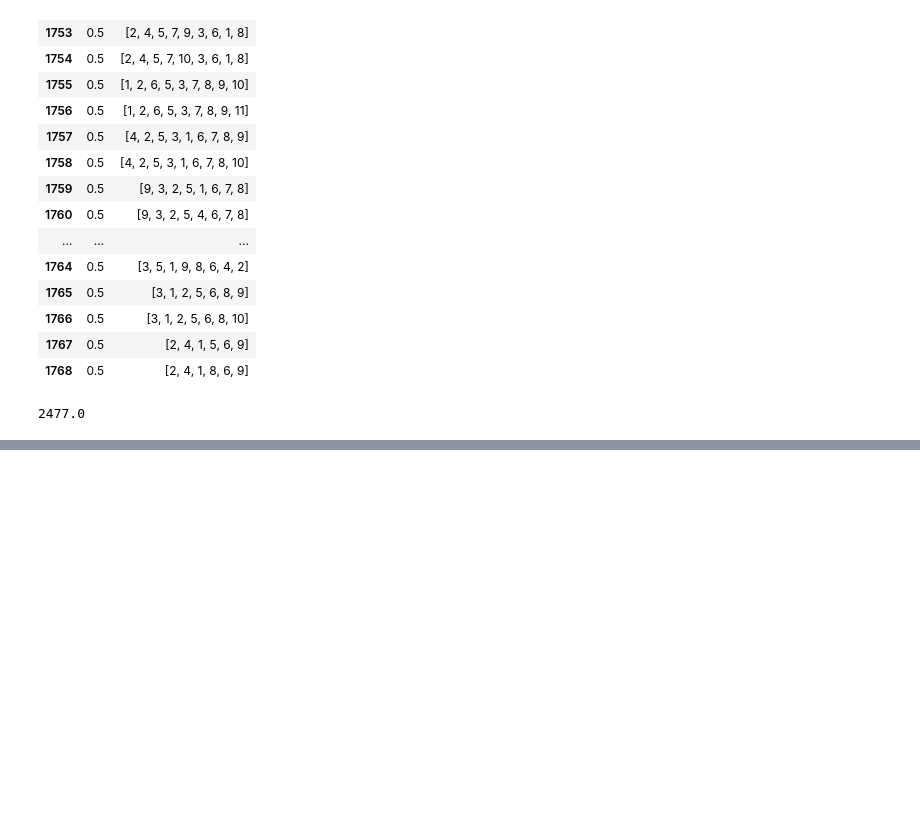
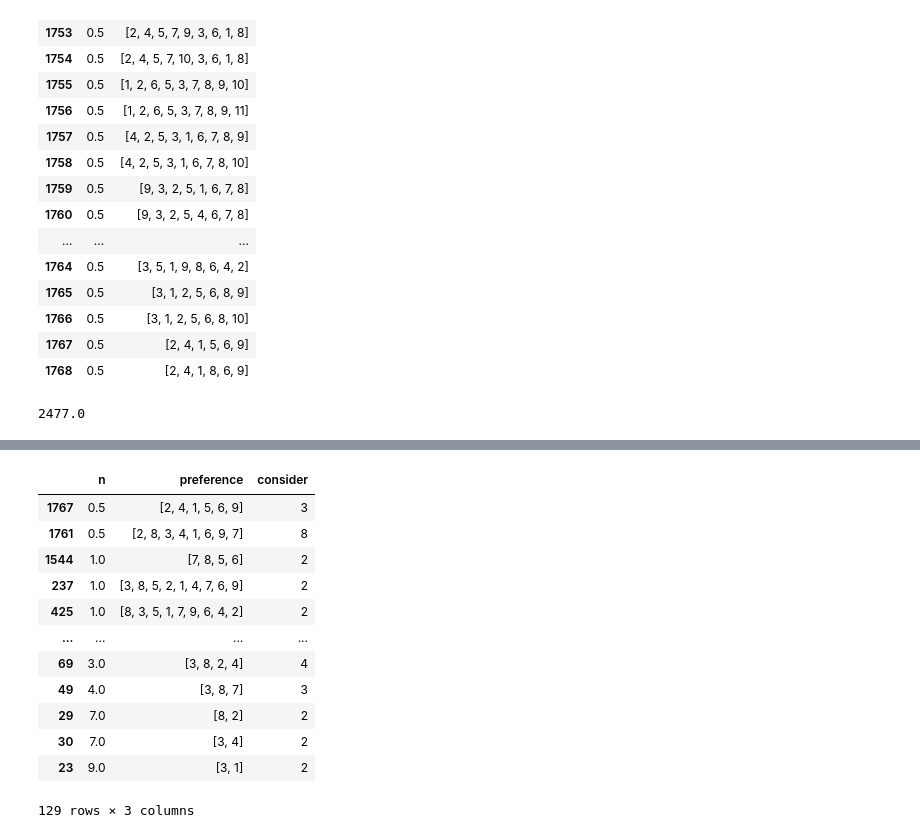
Before and after one commit to juanluislopez24/CSC_homework_3_group4, a Jupyter notebook: STV.ipynb, the cells around one changed output, grey strips where cells are left out. Drawn from its saved outputs; the diff is of its cells as text; code cells hidden in the pictures; blank space fills up the shorter version.

```diff
--- a/STV.ipynb
+++ b/STV.ipynb
@@ -100,19 +124,22 @@ def remove_alternatives(df, alternatives):
     df.preference = df.apply(lambda x: list(set(x.preference).difference(set(alternatives))), axis=1)
     return df
 
-def STV(df, alternatives):
+def STV(df, alternatives, verbose=1):
     votes_df = df.copy()
     scores = get_p_scores(votes_df, alternatives)
     while(len(alternatives)>0):
         scores = get_p_scores(votes_df, alternatives)
-        print(scores)
         min_p_alternatives = get_score_alternatives(scores, 'min')
         alternatives = list(set(alternatives).difference(set(min_p_alternatives)))
         if(len(alternatives)==0):
-            print("Reached a decision")
+            if(verbose > 0):
+                print("Reached a decision")
             break
-        print('removing alternatives', min_p_alternatives)
+        if(verbose > 0):
+            print(scores)
+            print('removing alternatives', min_p_alternatives)
         votes_df = remove_alternatives(votes_df, min_p_alternatives)
-        print(votes_df)
+        if(verbose > 1):
+            print(votes_df)
     return list(scores.keys())
 # %%
@@ -138,0 +206,16 @@ Reached a decision
+# %%
+df_filtered
+# %% [output]
+|  | n | preference | consider |
+| 1767 | 0.5 | [2, 4, 1, 5, 6, 9] | 3 |
+| 1761 | 0.5 | [2, 8, 3, 4, 1, 6, 9, 7] | 8 |
+| 1544 | 1.0 | [7, 8, 5, 6] | 2 |
+| 237 | 1.0 | [3, 8, 5, 2, 1, 4, 7, 6, 9] | 2 |
+| 425 | 1.0 | [8, 3, 5, 1, 7, 9, 6, 4, 2] | 2 |
+| ... | ... | ... | ... |
+| 69 | 3.0 | [3, 8, 2, 4] | 4 |
+| 49 | 4.0 | [3, 8, 7] | 3 |
+| 29 | 7.0 | [8, 2] | 2 |
+| 30 | 7.0 | [3, 4] | 2 |
+| 23 | 9.0 | [3, 1] | 2 |
+129 rows × 3 columns
```
Also changed, not shown: parts of 20 cells of this notebook.
